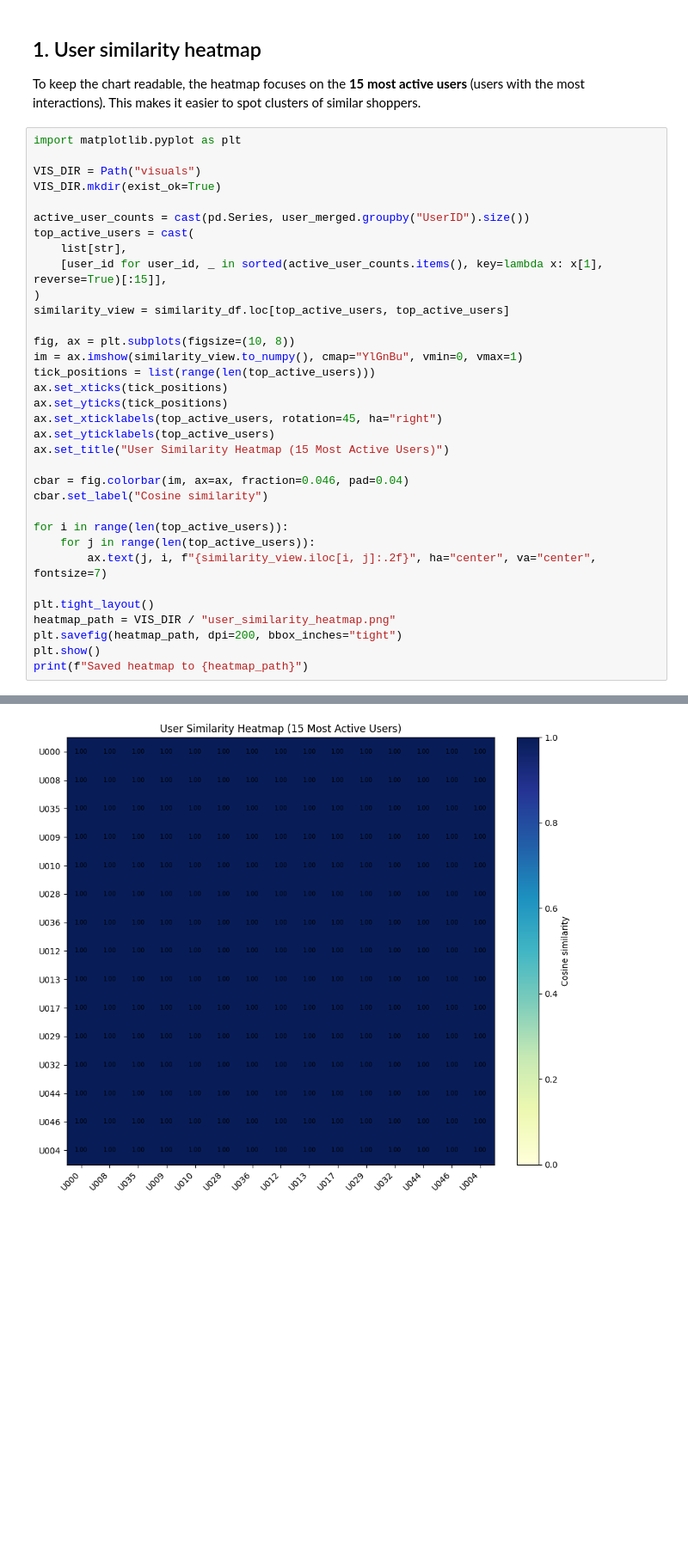
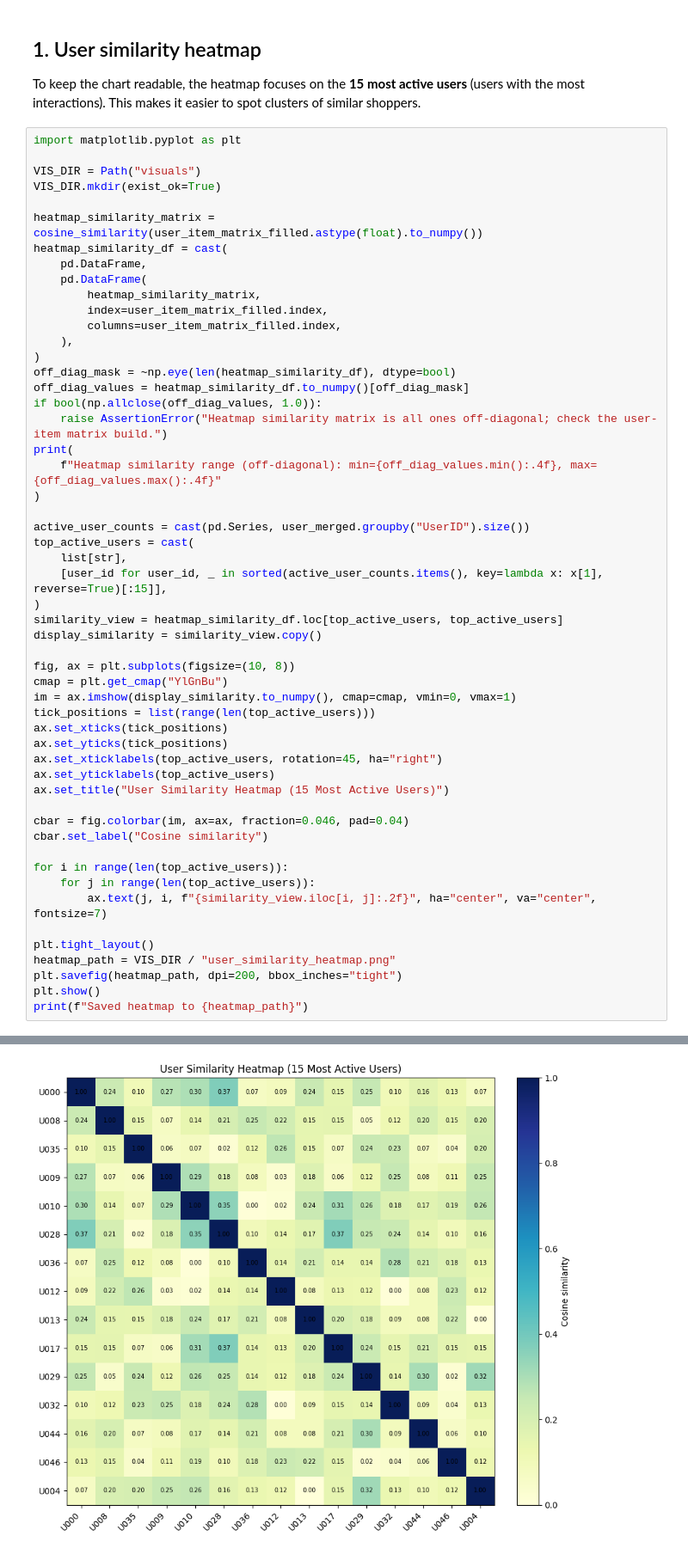
Before and after one commit to Pharo-14/SOEN-471-A2, a Jupyter notebook: src/project_notebook.ipynb, the cells around one changed output, grey strips where cells are left out. Shown at 86% size. Drawn from its saved outputs; the diff is of its cells as text; blank space fills up the shorter version.

Commit message:
Fix user similarity heatmap generation

```diff
--- a/src/project_notebook.ipynb
+++ b/src/project_notebook.ipynb
@@ -715,15 +715,34 @@ import matplotlib.pyplot as plt
 VIS_DIR = Path("visuals")
 VIS_DIR.mkdir(exist_ok=True)
 
+heatmap_similarity_matrix = cosine_similarity(user_item_matrix_filled.astype(float).to_numpy())
+heatmap_similarity_df = cast(
+    pd.DataFrame,
+    pd.DataFrame(
+        heatmap_similarity_matrix,
+        index=user_item_matrix_filled.index,
+        columns=user_item_matrix_filled.index,
+    ),
+)
+off_diag_mask = ~np.eye(len(heatmap_similarity_df), dtype=bool)
+off_diag_values = heatmap_similarity_df.to_numpy()[off_diag_mask]
+if bool(np.allclose(off_diag_values, 1.0)):
+    raise AssertionError("Heatmap similarity matrix is all ones off-diagonal; check the user-item matrix build.")
+print(
+    f"Heatmap similarity range (off-diagonal): min={off_diag_values.min():.4f}, max={off_diag_values.max():.4f}"
+)
+
 active_user_counts = cast(pd.Series, user_merged.groupby("UserID").size())
 top_active_users = cast(
     list[str],
     [user_id for user_id, _ in sorted(active_user_counts.items(), key=lambda x: x[1], reverse=True)[:15]],
 )
-similarity_view = similarity_df.loc[top_active_users, top_active_users]
+similarity_view = heatmap_similarity_df.loc[top_active_users, top_active_users]
+display_similarity = similarity_view.copy()
 
 fig, ax = plt.subplots(figsize=(10, 8))
-im = ax.imshow(similarity_view.to_numpy(), cmap="YlGnBu", vmin=0, vmax=1)
+cmap = plt.get_cmap("YlGnBu")
+im = ax.imshow(display_similarity.to_numpy(), cmap=cmap, vmin=0, vmax=1)
 tick_positions = list(range(len(top_active_users)))
 ax.set_xticks(tick_positions)
 ax.set_yticks(tick_positions)
@@ -747 +767 @@ print(f"Saved heatmap to {heatmap_path}")
-[figure, old version]
+[figure, new version]
```
Also changed, not shown: parts of 3 cells of this notebook.
